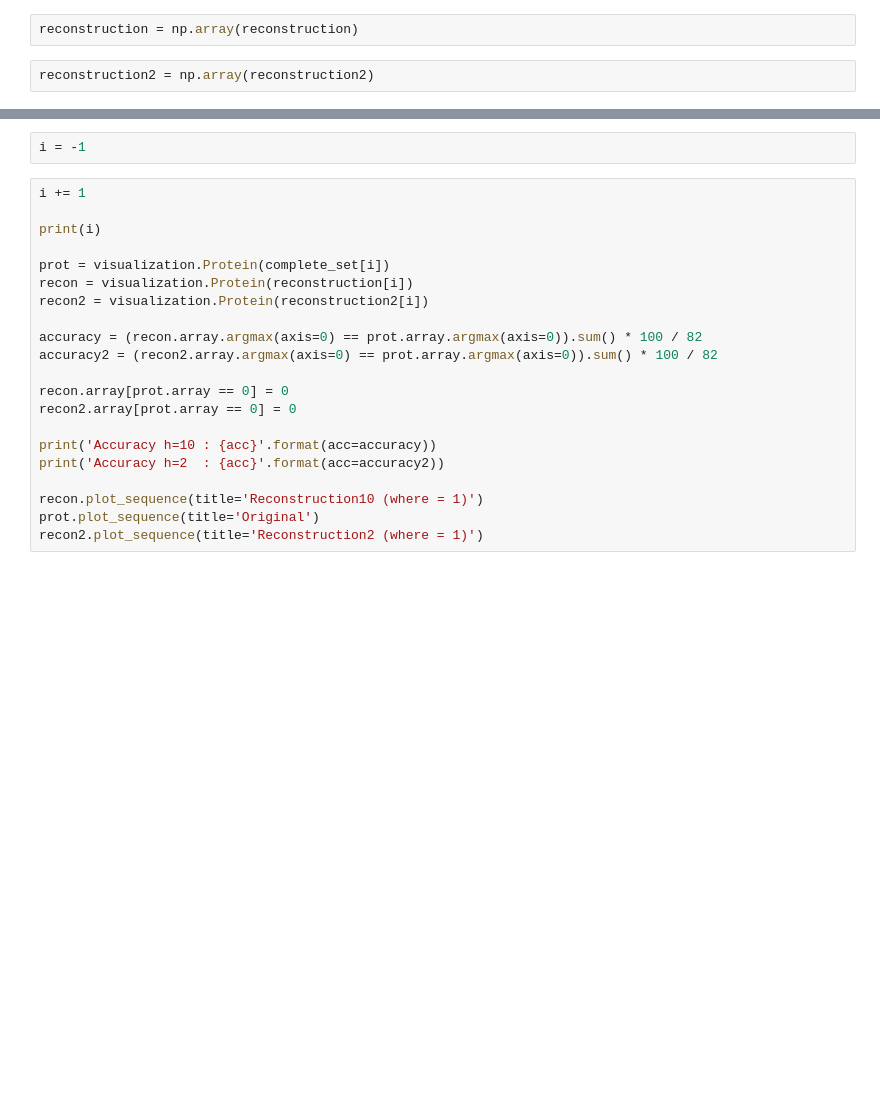
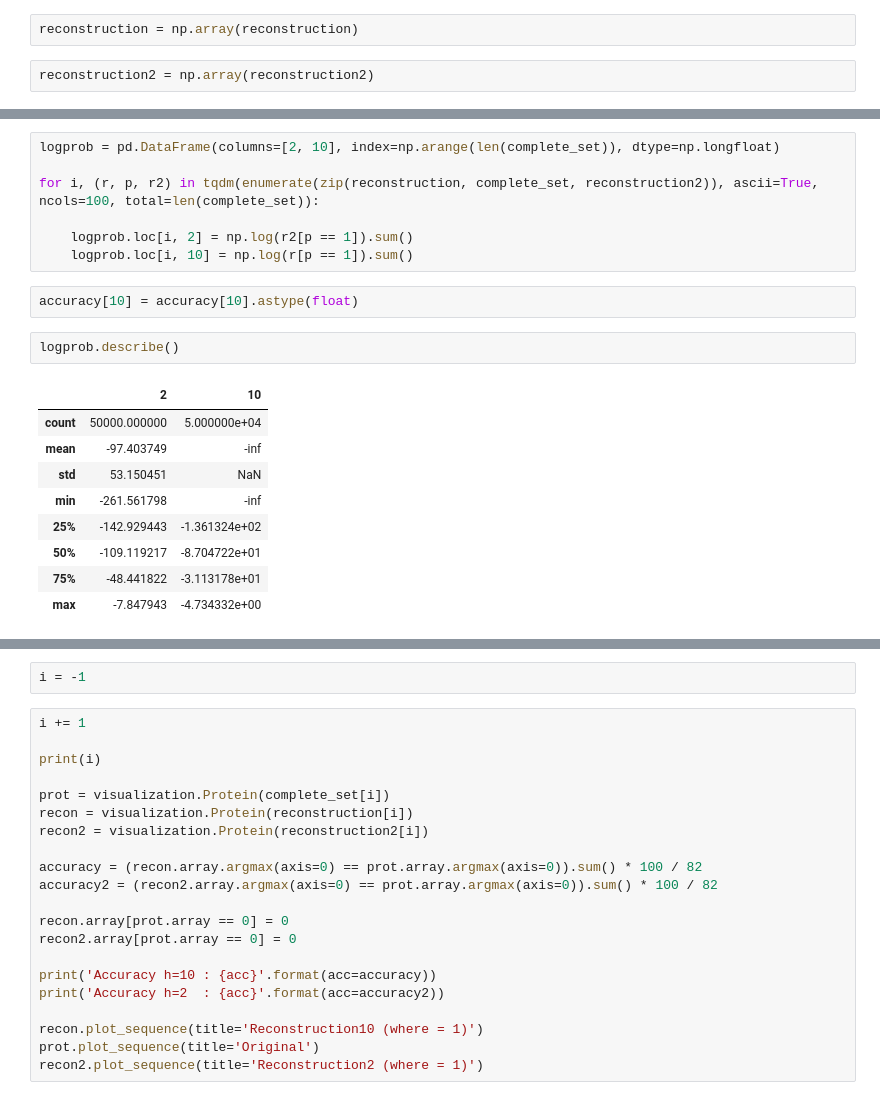
Before and after one commit to bdura/pgm-project, a Jupyter notebook: notebooks/Visualization.ipynb, the cells around one changed output, grey strips where cells are left out. Cells and saved outputs as stored; diff of their text form; blank space fills up the shorter version.

```diff
--- a/notebooks/Visualization.ipynb
+++ b/notebooks/Visualization.ipynb
@@ -88,0 +129,21 @@ accuracy.describe()
+# %%
+logprob = pd.DataFrame(columns=[2, 10], index=np.arange(len(complete_set)), dtype=np.longfloat)
+
+for i, (r, p, r2) in tqdm(enumerate(zip(reconstruction, complete_set, reconstruction2)), ascii=True, ncols=100, total=len(complete_set)):
+
+    logprob.loc[i, 2] = np.log(r2[p == 1]).sum()
+    logprob.loc[i, 10] = np.log(r[p == 1]).sum()
+# %%
+accuracy[10] = accuracy[10].astype(float)
+# %%
+logprob.describe()
+# %% [output]
+|  | 2 | 10 |
+| count | 50000.000000 | 5.000000e+04 |
+| mean | -97.403749 | -inf |
+| std | 53.150451 | NaN |
+| min | -261.561798 | -inf |
+| 25% | -142.929443 | -1.361324e+02 |
+| 50% | -109.119217 | -8.704722e+01 |
+| 75% | -48.441822 | -3.113178e+01 |
+| max | -7.847943 | -4.734332e+00 |
```
Also changed, not shown: parts of 17 cells of this notebook, 3 other files.
